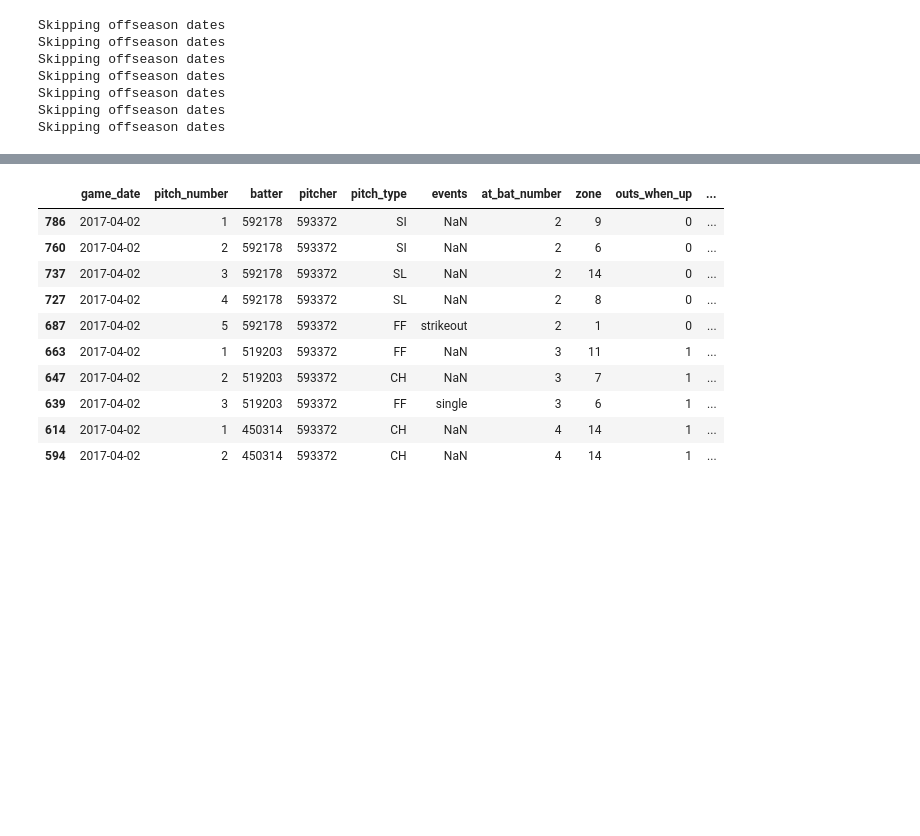
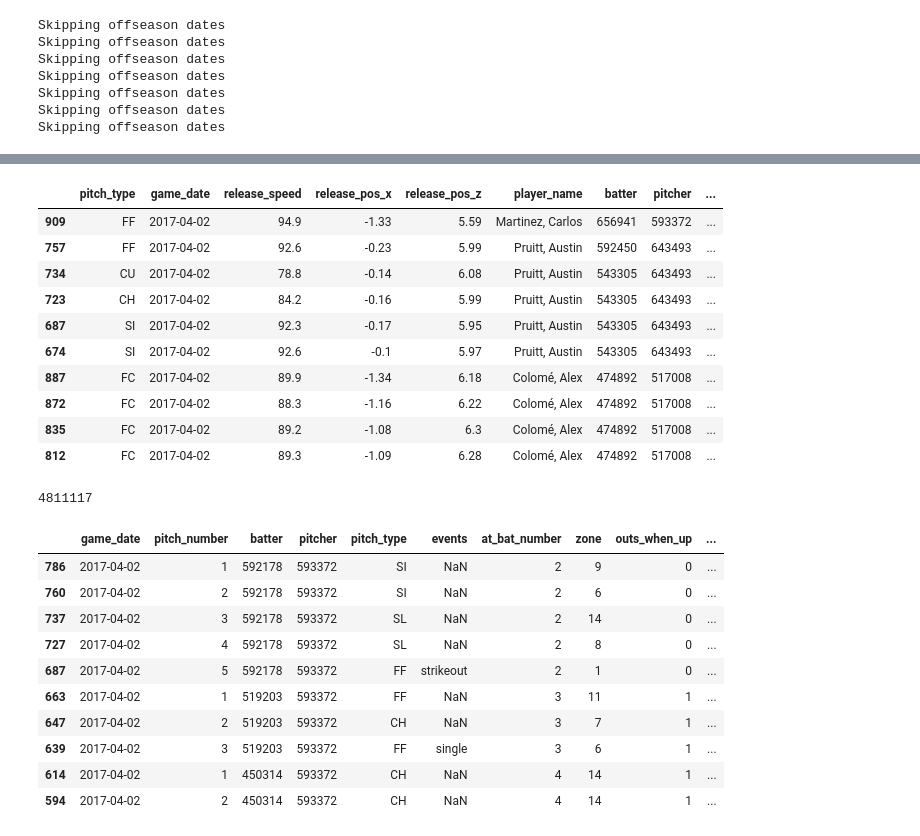
Before and after one commit to sidthakur08/pitch-sequencing, a Jupyter notebook: notebooks/Transformers/Sequence_Data_Gen_Opt.ipynb, the cells around one changed output, grey strips where cells are left out. Saved outputs shown, nothing was run; the diff lists cells and outputs as text; code cells hidden in the pictures; blank space fills up the shorter version.

```diff
--- a/notebooks/Transformers/Sequence_Data_Gen_Opt.ipynb
+++ b/notebooks/Transformers/Sequence_Data_Gen_Opt.ipynb
@@ -140,0 +169,21 @@ Index(['pitch_type', 'game_date', 'release_speed', 'release_pos_x',
+# %%
+data_with_pitch_id = data
+data_with_pitch_id['pitch_id'] = data.apply(lambda row: f"{row['game_pk']}_{row['at_bat_number']}_{row['pitch_number']}", axis=1)
+#data_with_pitch_id['pitch_id'] = f"{data['game_pk']}_{data['at_bat_number']}_{data['pitch_number']}"
+data_with_pitch_id.head(10)
+# %% [output]
+|  | pitch_type | game_date | release_speed | release_pos_x | release_pos_z | player_name | batter | pitcher | ... |
+| 909 | FF | 2017-04-02 | 94.9 | -1.33 | 5.59 | Martinez, Carlos | 656941 | 593372 | ... |
+| 757 | FF | 2017-04-02 | 92.6 | -0.23 | 5.99 | Pruitt, Austin | 592450 | 643493 | ... |
+| 734 | CU | 2017-04-02 | 78.8 | -0.14 | 6.08 | Pruitt, Austin | 543305 | 643493 | ... |
+| 723 | CH | 2017-04-02 | 84.2 | -0.16 | 5.99 | Pruitt, Austin | 543305 | 643493 | ... |
+| 687 | SI | 2017-04-02 | 92.3 | -0.17 | 5.95 | Pruitt, Austin | 543305 | 643493 | ... |
+| 674 | SI | 2017-04-02 | 92.6 | -0.1 | 5.97 | Pruitt, Austin | 543305 | 643493 | ... |
+| 887 | FC | 2017-04-02 | 89.9 | -1.34 | 6.18 | Colomé, Alex | 474892 | 517008 | ... |
+| 872 | FC | 2017-04-02 | 88.3 | -1.16 | 6.22 | Colomé, Alex | 474892 | 517008 | ... |
+| 835 | FC | 2017-04-02 | 89.2 | -1.08 | 6.3 | Colomé, Alex | 474892 | 517008 | ... |
+| 812 | FC | 2017-04-02 | 89.3 | -1.09 | 6.28 | Colomé, Alex | 474892 | 517008 | ... |
+# %%
+len(data_with_pitch_id)
+# %% [output]
+4811117
```
Also changed, not shown: parts of 5 cells of this notebook.
